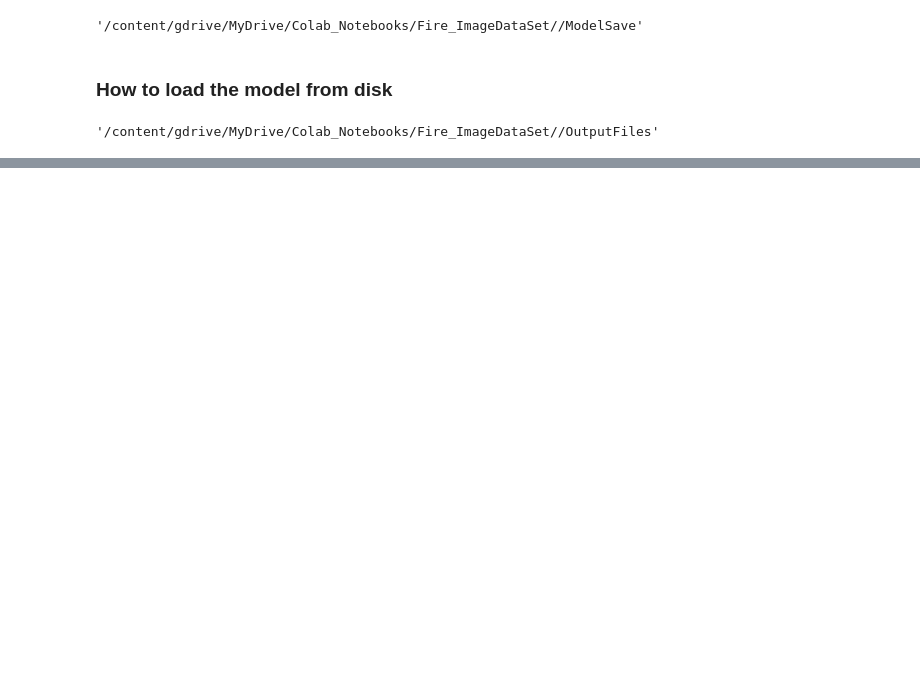
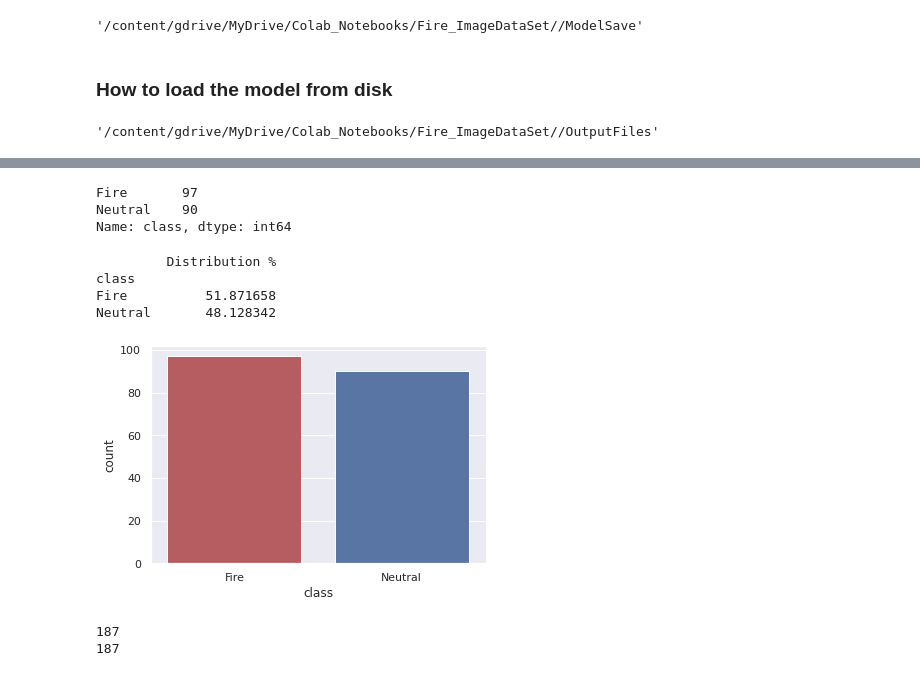
Before and after one commit to merrymasti015/CAP2022GRP09, a Jupyter notebook: PCAMZC321_Group09_FireEventDetection_PreProcessing.ipynb, the cells around one changed output, grey strips where cells are left out. Cells and saved outputs as stored; diff of their text form; code cells hidden in the pictures; blank space fills up the shorter version.

```diff
--- a/PCAMZC321_Group09_FireEventDetection_PreProcessing.ipynb
+++ b/PCAMZC321_Group09_FireEventDetection_PreProcessing.ipynb
@@ -1330,3 +1356,9 @@ OutputFiles
 '/content/gdrive/MyDrive/Colab_Notebooks/Fire_ImageDataSet//OutputFiles'
 # %%
 model_name = 'Step-1_VGG_model.h5'
+# %%
+from google.colab import drive
+drive.mount('/content/gdrive', force_remount=True)
+root_folder = "/content/gdrive/MyDrive/Colab_Notebooks/Fire_ImageDataSet/"
+ModelSave  = root_folder+"/ModelSave"
+OutputFiles  = root_folder+"/OutputFiles"
@@ -1336,0 +1387,4 @@ model = keras.models.load_model(ModelSave+'/'+model_name)
+# %%
+# read testFrames csv
+testFrames  = pd.read_csv(OutputFiles+"/Test_FramePathLocation.csv")
+testFrames.shape
@@ -1336,0 +1402,23 @@ model = keras.models.load_model(ModelSave+'/'+model_name)
+# %%
+#Count Unique Values of occupation
+testFrames['class'].value_counts()
+# %% [output]
+Fire       97
+Neutral    90
+Name: class, dtype: int64
+# %%
+#Find % of class
+#Calling Column_Distribution function to check the % of Label distribution
+class_distrb =Column_Distribution(testFrames,'class')
+print(class_distrb)
+
+
+sns.set()
+
+sns.countplot(x ="class", data=testFrames, palette=['r','b']);
+# %% [output]
+         Distribution %
+class
+Fire          51.871658
+Neutral       48.128342
+[figure, added]
@@ -1336,0 +1428,9 @@ model = keras.models.load_model(ModelSave+'/'+model_name)
+# %%
+print(len(testSetFramelist))
+
+# Remove Duplicates From  list -
+testSetFramelist = list(dict.fromkeys(testSetFramelist))
+print(len(testSetFramelist))
+# %% [output]
+187
+187
```
Also changed, not shown: parts of 48 cells of this notebook.
